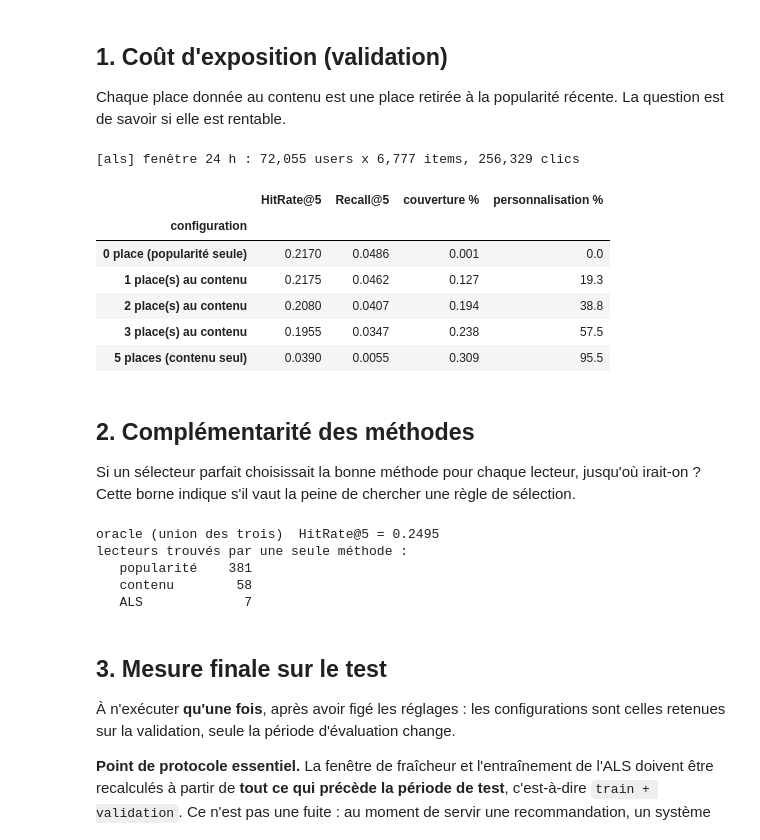
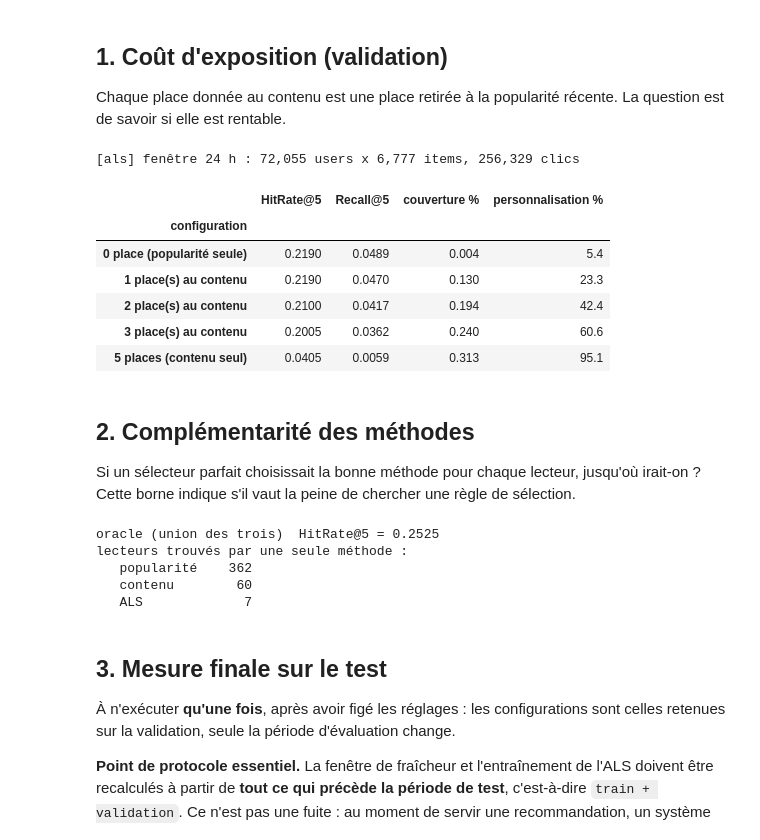
Before and after one commit to delnouty/Ricochet-content-recommendation, a Jupyter notebook: notebooks/07_exp_hybride_et_test.ipynb, the cells around one changed output. Cells and saved outputs as stored; diff of their text form; code cells hidden in the pictures.

Commit message:
Training updates

```diff
--- a/notebooks/07_exp_hybride_et_test.ipynb
+++ b/notebooks/07_exp_hybride_et_test.ipynb
@@ -58,32 +58,32 @@ question est de savoir si elle est rentable.
 # %%
 # Chaque méthode reçoit le vivier qui lui est optimal (notebooks 03 et 04) :
 #   popularité -> 1 h (0,2170)   contenu -> 6 h avec profil complet (0,0390)
 POOL_POPULARITE, POOL_CONTENU = 1, 6
 pool_pop = xp.recent_pool(train, POOL_POPULARITE)
 pool = xp.recent_pool(train, POOL_CONTENU)
-popularite = xp.make_popularity(pool_pop)
+popularite = xp.make_popularity(pool_pop, reco)
 contenu = xp.make_content(reco, pool, last_k=None)
 
 # ALS ré-entraîné avec sa meilleure configuration (notebook 05) : fenêtre de
 # 24 h et 16 facteurs. Les artefacts de `models_split` utilisent toute la
 # période et 50 facteurs, ce qui le désavantagerait ici.
-als = xp.train_als_window(train, 24, factors=16)(pool)
+als = xp.train_als_window(train, 24, factors=16)(pool, reco)
 
 configs = {'0 place (popularité seule)': popularite}
 for places in (1, 2, 3):
     configs[f'{places} place(s) au contenu'] = xp.make_mix(popularite, contenu, places)
 configs['5 places (contenu seul)'] = contenu
 
 xp.compare(configs, users, cible, n_articles=reco.n_articles)
 # %% [output]
 [als] fenêtre 24 h : 72,055 users x 6,777 items, 256,329 clics
 |  | HitRate@5 | Recall@5 | couverture % | personnalisation % |
 | configuration |  |  |  |  |
-| 0 place (popularité seule) | 0.2170 | 0.0486 | 0.001 | 0.0 |
-| 1 place(s) au contenu | 0.2175 | 0.0462 | 0.127 | 19.3 |
-| 2 place(s) au contenu | 0.2080 | 0.0407 | 0.194 | 38.8 |
-| 3 place(s) au contenu | 0.1955 | 0.0347 | 0.238 | 57.5 |
-| 5 places (contenu seul) | 0.0390 | 0.0055 | 0.309 | 95.5 |
+| 0 place (popularité seule) | 0.2190 | 0.0489 | 0.004 | 5.4 |
+| 1 place(s) au contenu | 0.2190 | 0.0470 | 0.130 | 23.3 |
+| 2 place(s) au contenu | 0.2100 | 0.0417 | 0.194 | 42.4 |
+| 3 place(s) au contenu | 0.2005 | 0.0362 | 0.240 | 60.6 |
+| 5 places (contenu seul) | 0.0405 | 0.0059 | 0.313 | 95.1 |
 # %% [markdown]
 ## 2. Complémentarité des méthodes
 
@@ -108,10 +108,10 @@ print('lecteurs trouvés par une seule méthode :')
 for nom, n in exclusifs.items():
     print(f'   {nom:12s} {n:4d}')
 # %% [output]
-oracle (union des trois)  HitRate@5 = 0.2495
+oracle (union des trois)  HitRate@5 = 0.2525
 lecteurs trouvés par une seule méthode :
-   popularité    381
-   contenu        58
+   popularité    362
+   contenu        60
    ALS             7
 # %% [markdown]
 ## 3. Mesure finale sur le test
```
Also changed, not shown: parts of 1 cell of this notebook, 18 other files.
